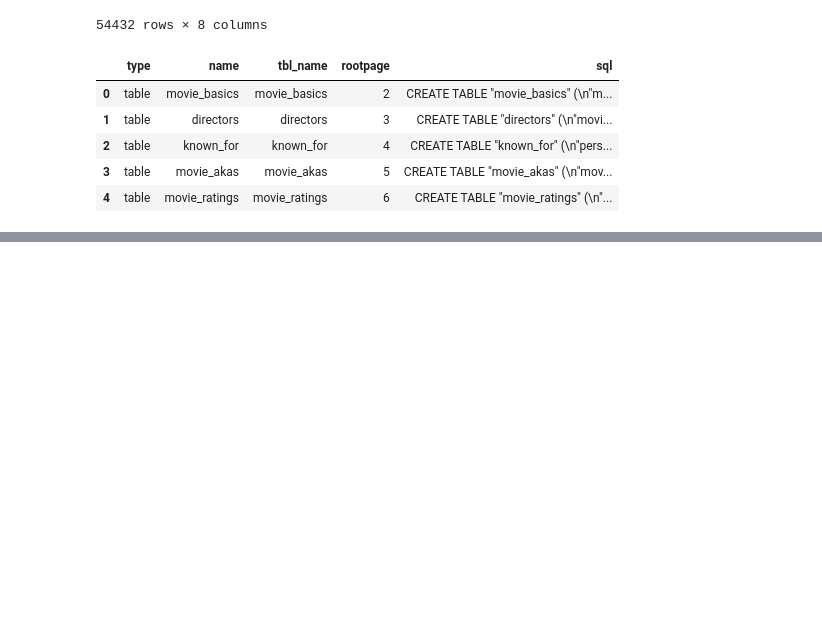
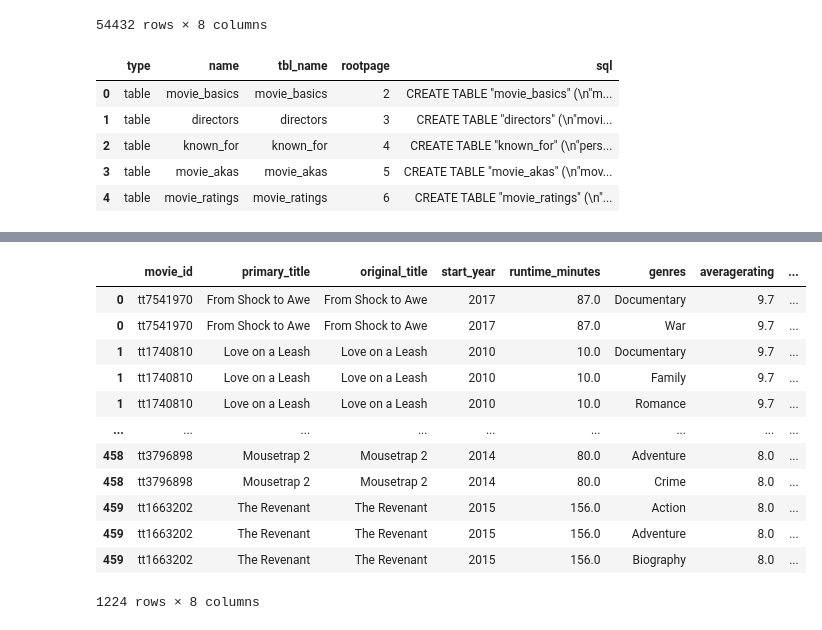
Before and after one commit to ZeejahWaseem/Capstone_Project, a Jupyter notebook: Notebooks/Rome_Folder/Rome.ipynb, the cells around one changed output, grey strips where cells are left out. Cells and saved outputs as stored; diff of their text form; code cells hidden in the pictures; blank space fills up the shorter version.

```diff
--- a/Notebooks/Rome_Folder/Rome.ipynb
+++ b/Notebooks/Rome_Folder/Rome.ipynb
@@ -171,0 +182,20 @@ pd.read_sql(q, conn)
+# %%
+joined_tables_df['genres'] = joined_tables_df['genres'].str.split(",") # split the genres and added a space in order to use the explode function
+# %%
+genres_split_df=joined_tables_df.explode('genres') # used explode fucntion to seperate movies based on genres
+# %%
+genres_split_df # the seperation was loaded into this dataframe
+# %% [output]
+|  | movie_id | primary_title | original_title | start_year | runtime_minutes | genres | averagerating | ... |
+| 0 | tt7541970 | From Shock to Awe | From Shock to Awe | 2017 | 87.0 | Documentary | 9.7 | ... |
+| 0 | tt7541970 | From Shock to Awe | From Shock to Awe | 2017 | 87.0 | War | 9.7 | ... |
+| 1 | tt1740810 | Love on a Leash | Love on a Leash | 2010 | 10.0 | Documentary | 9.7 | ... |
+| 1 | tt1740810 | Love on a Leash | Love on a Leash | 2010 | 10.0 | Family | 9.7 | ... |
+| 1 | tt1740810 | Love on a Leash | Love on a Leash | 2010 | 10.0 | Romance | 9.7 | ... |
+| ... | ... | ... | ... | ... | ... | ... | ... | ... |
+| 458 | tt3796898 | Mousetrap 2 | Mousetrap 2 | 2014 | 80.0 | Adventure | 8.0 | ... |
+| 458 | tt3796898 | Mousetrap 2 | Mousetrap 2 | 2014 | 80.0 | Crime | 8.0 | ... |
+| 459 | tt1663202 | The Revenant | The Revenant | 2015 | 156.0 | Action | 8.0 | ... |
+| 459 | tt1663202 | The Revenant | The Revenant | 2015 | 156.0 | Adventure | 8.0 | ... |
+| 459 | tt1663202 | The Revenant | The Revenant | 2015 | 156.0 | Biography | 8.0 | ... |
+1224 rows × 8 columns
```
Also changed, not shown: parts of 10 cells of this notebook.
